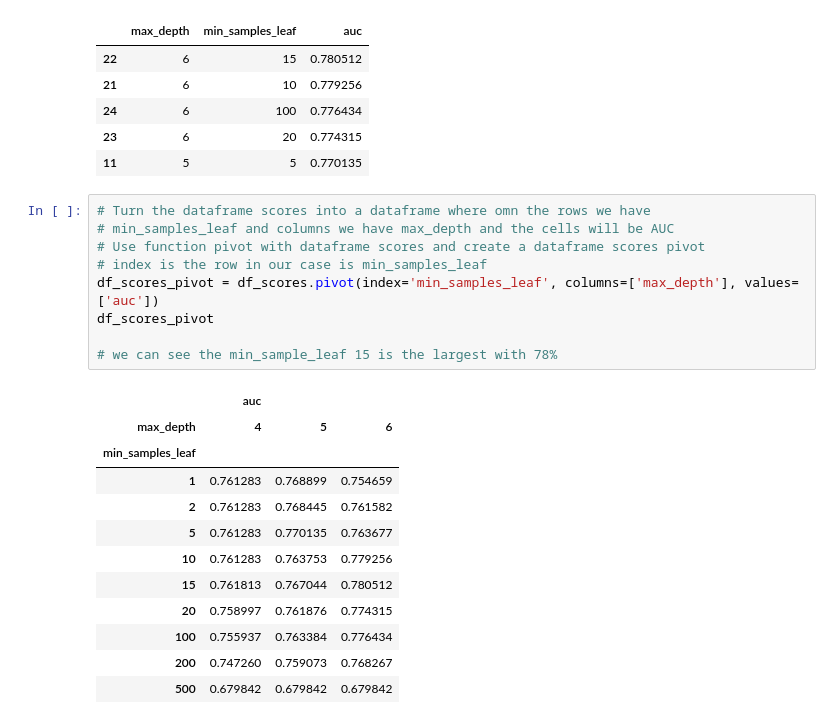
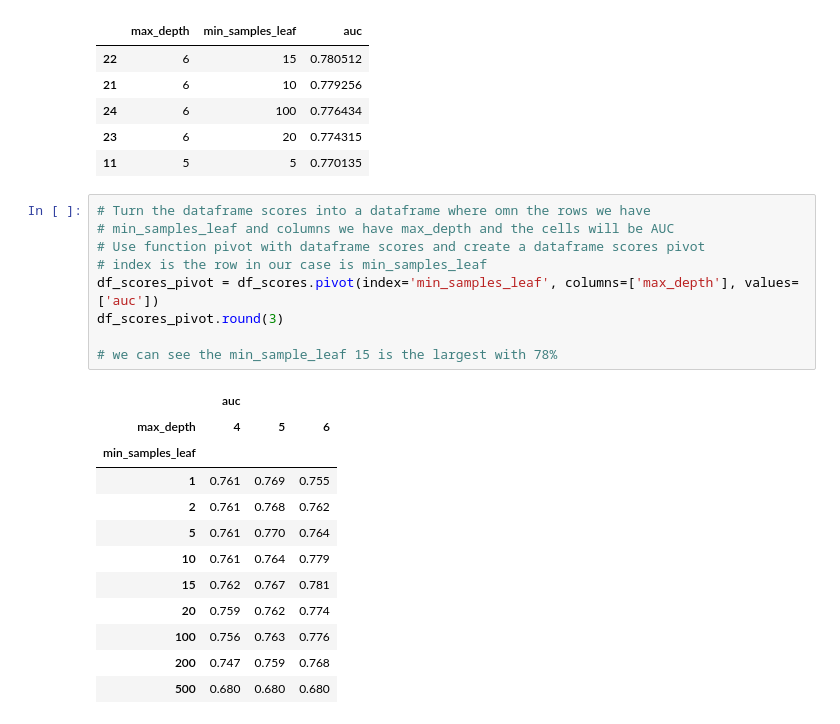
Before and after one commit to carlos-alves-one/ML-Zoomcamp-Week-6, a Jupyter notebook: ML_Zoomcamp_Week_6.ipynb, the cells around one changed output. Drawn from its saved outputs; the diff is of its cells as text.

```diff
--- a/ML_Zoomcamp_Week_6.ipynb
+++ b/ML_Zoomcamp_Week_6.ipynb
@@ -1072,22 +1072,22 @@ df_scores.sort_values(by='auc', ascending=False).head()
 # %%
 # Turn the dataframe scores into a dataframe where omn the rows we have
 # min_samples_leaf and columns we have max_depth and the cells will be AUC
 # Use function pivot with dataframe scores and create a dataframe scores pivot
 # index is the row in our case is min_samples_leaf
 df_scores_pivot = df_scores.pivot(index='min_samples_leaf', columns=['max_depth'], values=['auc'])
-df_scores_pivot
+df_scores_pivot.round(3)
 
 # we can see the min_sample_leaf 15 is the largest with 78%
 # %% [output]
 |  | auc |  |  |
 | max_depth | 4 | 5 | 6 |
 | min_samples_leaf |  |  |  |
-| 1 | 0.761283 | 0.768899 | 0.754659 |
-| 2 | 0.761283 | 0.768445 | 0.761582 |
-| 5 | 0.761283 | 0.770135 | 0.763677 |
-| 10 | 0.761283 | 0.763753 | 0.779256 |
-| 15 | 0.761813 | 0.767044 | 0.780512 |
-| 20 | 0.758997 | 0.761876 | 0.774315 |
-| 100 | 0.755937 | 0.763384 | 0.776434 |
-| 200 | 0.747260 | 0.759073 | 0.768267 |
-| 500 | 0.679842 | 0.679842 | 0.679842 |
+| 1 | 0.761 | 0.769 | 0.755 |
+| 2 | 0.761 | 0.768 | 0.762 |
+| 5 | 0.761 | 0.770 | 0.764 |
+| 10 | 0.761 | 0.764 | 0.779 |
+| 15 | 0.762 | 0.767 | 0.781 |
+| 20 | 0.759 | 0.762 | 0.774 |
+| 100 | 0.756 | 0.763 | 0.776 |
+| 200 | 0.747 | 0.759 | 0.768 |
+| 500 | 0.680 | 0.680 | 0.680 |
```
Also changed, not shown: parts of 1 cell of this notebook.
